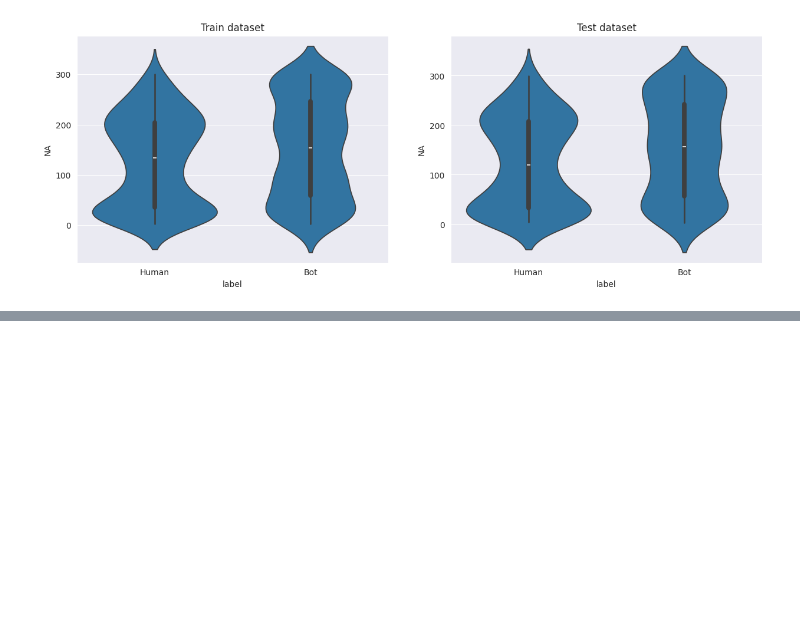
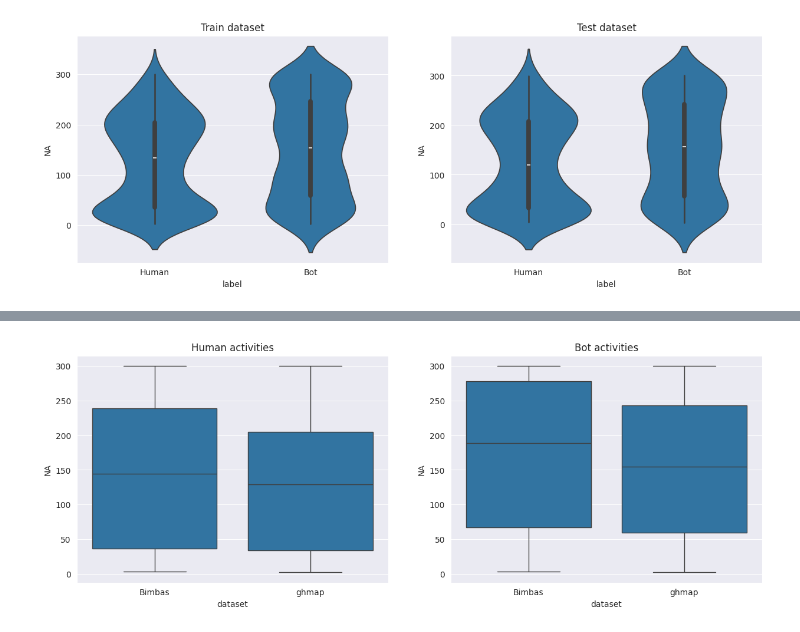
Before and after one commit to MrRose765/GitLab-Bot-identification, a Jupyter notebook: src/notebooks/data_analysis.ipynb, the cells around one changed output, grey strips where cells are left out. Drawn from its saved outputs; the diff is of its cells as text; code cells hidden in the pictures; blank space fills up the shorter version.

```diff
--- a/src/notebooks/data_analysis.ipynb
+++ b/src/notebooks/data_analysis.ipynb
@@ -140,0 +155,26 @@ plt.show()
+# %%
+bimbas_dataset = pd.read_csv('../resources/data/bimbas_features.csv')
+bimbas_dataset['dataset'] = 'Bimbas'
+ghmap_dataset = pd.read_csv('../resources/data/ghmap_features.csv')
+ghmap_dataset['dataset'] = 'ghmap'
+
+# Create two df : bot_Na and human_NA
+# With column 'dataset' and 'NA'
+bot_bimbas = bimbas_dataset[bimbas_dataset['label'] == 'Bot']
+human_bimbas = bimbas_dataset[bimbas_dataset['label'] == 'Human']
+
+bot_ghmap = ghmap_dataset[ghmap_dataset['label'] == 'Bot']
+human_ghmap = ghmap_dataset[ghmap_dataset['label'] == 'Human']
+
+bot = pd.concat([bot_bimbas, bot_ghmap])
+human = pd.concat([human_bimbas, human_ghmap])
+# %%
+# Box plot to compare the activity of bots and humans
+_, ax = plt.subplots(1, 2, figsize=(15, 5))
+sns.boxplot(x='dataset', y='NA', data=human, ax=ax[0], order=['Bimbas', 'ghmap'])
+ax[0].set_title('Human activities')
+sns.boxplot(x='dataset', y='NA', data=bot, ax=ax[1], order=['Bimbas', 'ghmap'])
+ax[1].set_title('Bot activities')
+plt.show()
+# %% [output]
+[figure, added]
```
Also changed, not shown: parts of 12 cells of this notebook, 4 other files.
